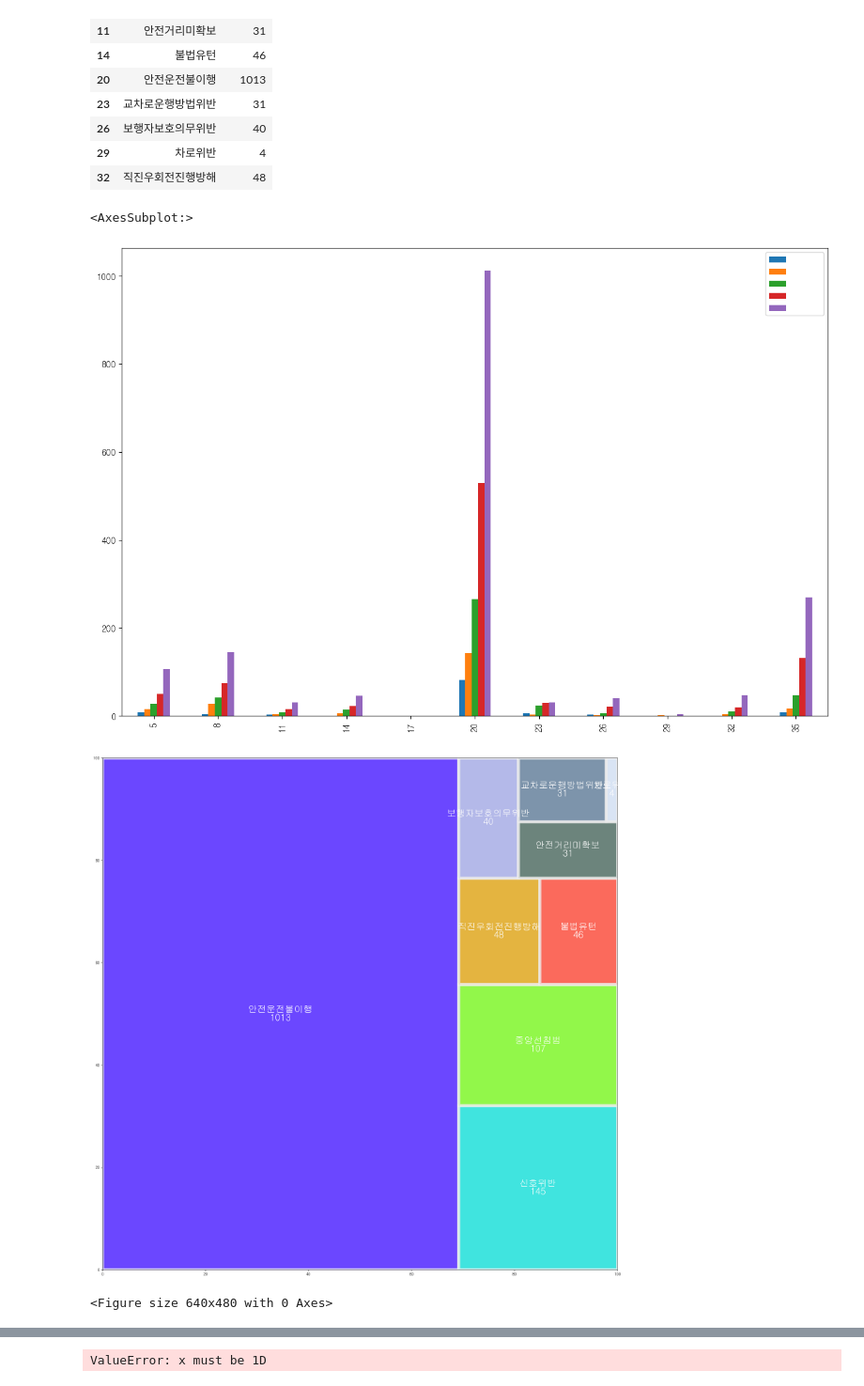
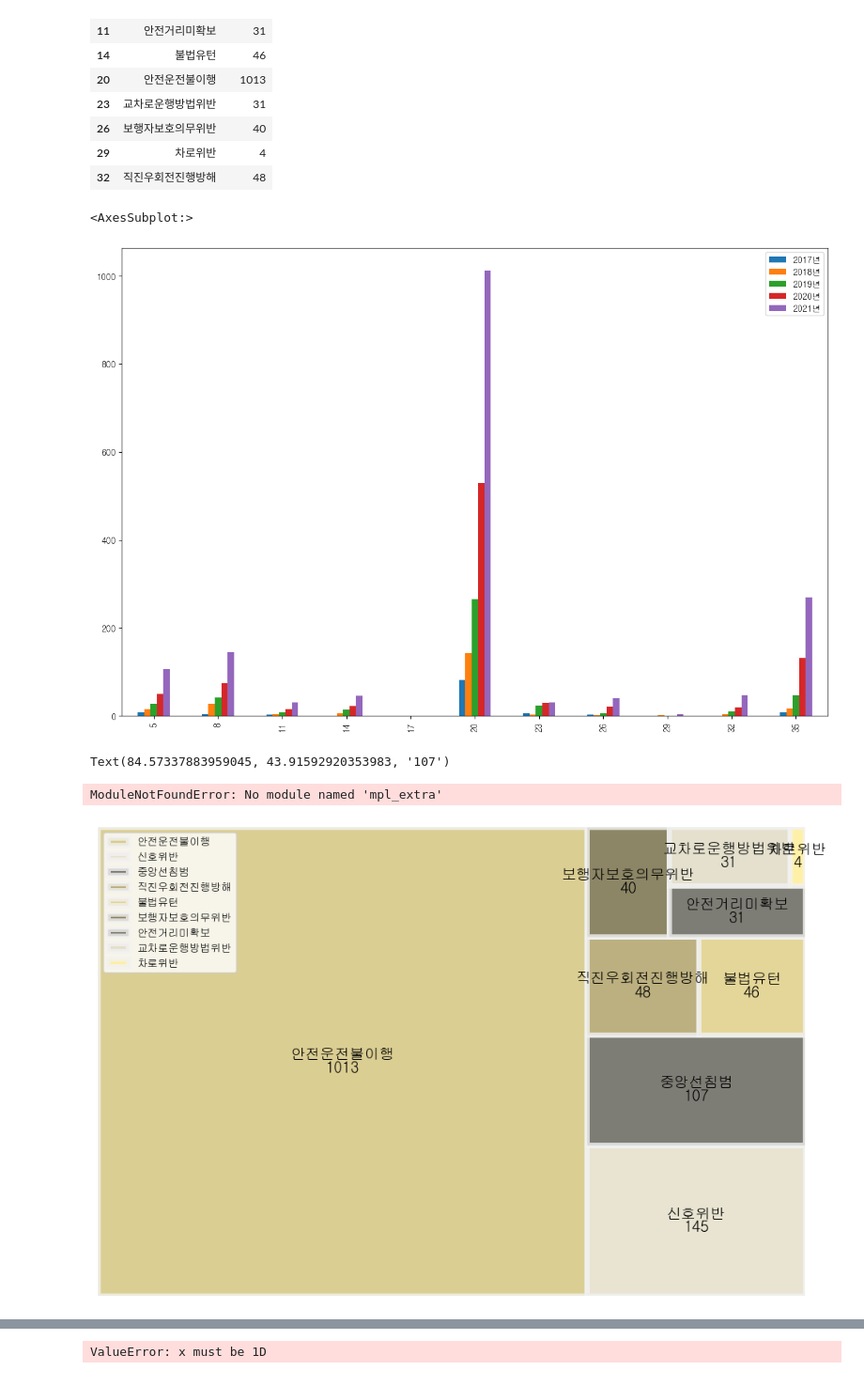
Before and after one commit to choidongjune/uos2022_big_data_contest, a Jupyter notebook: 최재혁/법규위반별 교통사고.ipynb, the cells around one changed output, grey strips where cells are left out. Shown at 94% size. Cells and saved outputs as stored; diff of their text form; code cells hidden in the pictures.

```diff
--- a/최재혁/법규위반별 교통사고.ipynb
+++ b/최재혁/법규위반별 교통사고.ipynb
@@ -171,9 +171,31 @@ color=['#28356B','#9FAFED','#5774EB','#040080','#445BB8','#4348B3','#A2A8E4','#8
 color=['#4619FF','#10DED7','#77F51D','#DEA110','#FA4533','#A2A8E4','#47665B','#5C7996','#D0DEF2']
 
 
-plt.rcParams.update({'text.color': "white"})
+plt.rcParams.update({'text.color': "black"})
 # %%
 pm_data_사고건수.plot(kind="bar",figsize=(15,10))
 # %% [output]
 <AxesSubplot:>
-[figure, old version]
+[figure, new version]
+# %%
+ax.texts[2]
+
+text_parts = ax.texts[0].get_text().split('\n')
+ax.texts[0].set_text(text_parts[0] + "\n")
+ax.texts[0].set_size(30)
+x, y = ax.tget_position()
+new_text = ax.text(x, y, "\n" + text_parts[1], ha=ax.texts[0].get_ha(), va=ax.texts[0].get_va())
+new_text.set_fontproperties(ax.texts[0].get_fontproperties())
+ax.texts[0].set_weight('bold')exts[0].
+# %% [output]
+Text(84.57337883959045, 43.91592920353983, '107')
+# %%
+import mpl_extra.treemap as tr
+import pandas as pd
+import matplotlib.pyplot as plt
+
+tr.treemap(ax, df, area=list(pm_data_2021년['법규위반']), labels=pm_data_2021년['법규위반'],
+           cmap='Set2', fill='title',
+           rectprops=dict(ec='w'),           textprops=dict(c='w'))
+# %% [output]
+ModuleNotFoundError: No module named 'mpl_extra'
@@ -180,14 +205,25 @@ pm_data_사고건수.plot(kind="bar",figsize=(15,10))
 # %%
-fig,ax=plt.subplots(1,figsize=(24,24))
-sq.plot(sizes=pm_data_2021년['2021년'],label=pm_data_2021년['법규위반'],
-        color=color,alpha=0.8,bar_kwargs=dict(linewidth=8, edgecolor="#eee"),
-        text_kwargs={'fontsize':24}, value=pm_data_2021년['2021년'])
+fig,ax=plt.subplots(1,figsize=(12,8))
+color = ['#D2C278','#E3DEC6','#5E5C52','#AB9D61','#DECC7E','#706840','#5E5C52','#DED9C1','#FFED91']
 
+ax = sq.plot(sizes=pm_data_2021년['2021년'],label=pm_data_2021년['법규위반'],
+        color=color,alpha=0.8,bar_kwargs=dict(linewidth=5, edgecolor="#f2f2f2"),
+        text_kwargs={'fontsize':14,'color':'black', 'weight' : 'bold'},
+        value=pm_data_2021년['2021년'])
+
+ax.axis('off')
+
+colors = ['black','black','black','black','black','black','black','black','black']
+
+labels = list(pm_data_2021년['법규위반'])
+
+ax.set_facecolor('#f2f2f2')
+
+plt.axis('off')
+
+plt.legend(handles=ax.containers[0], labels=labels)
 plt.show()
 
 pm_data_2021년.sort_values('2021년', ascending=False, inplace=True)
-
-plt.savefig("법규위반별 교통사고")
 # %% [output]
-[figure, old version]
+[figure, new version]
-<Figure size 640x480 with 0 Axes>
```
Also changed, not shown: parts of 4 cells of this notebook.
